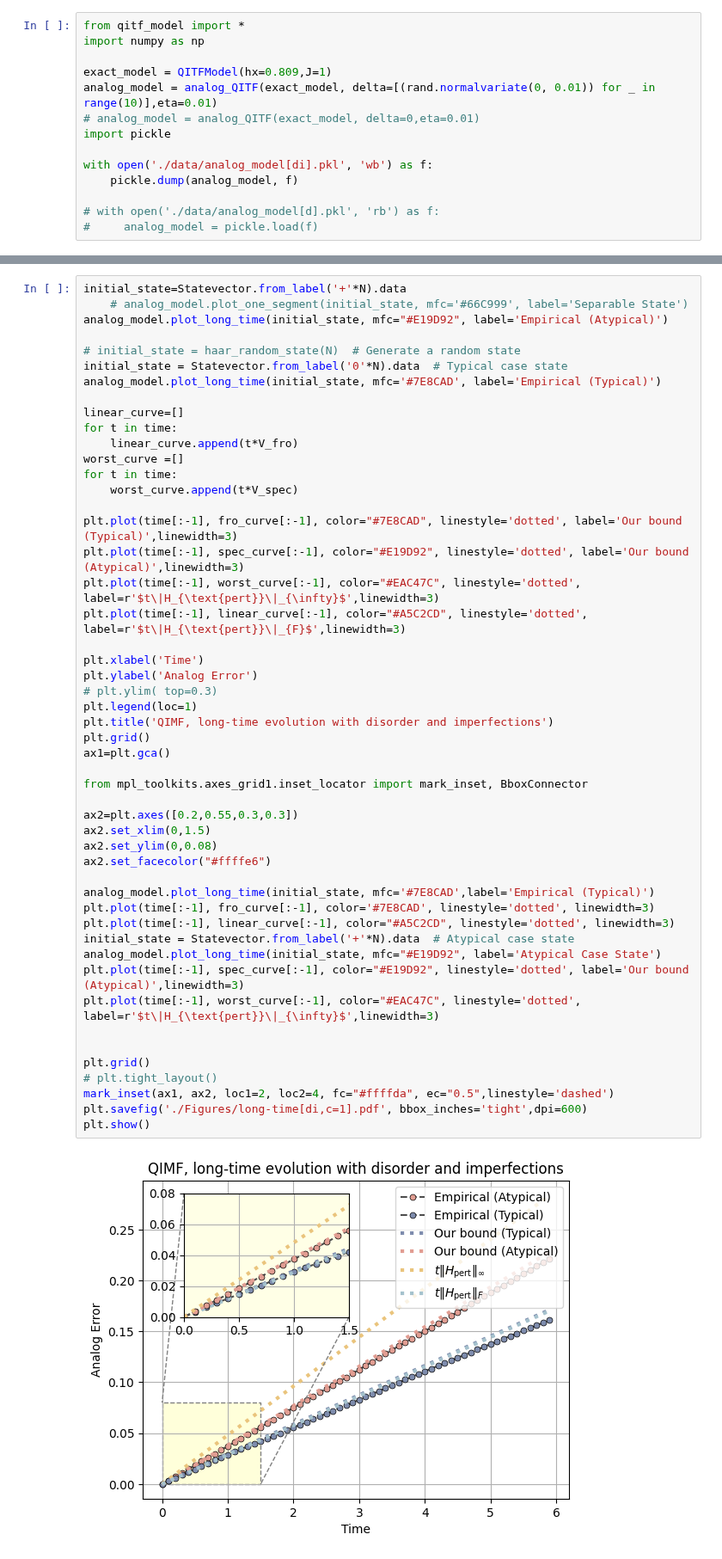
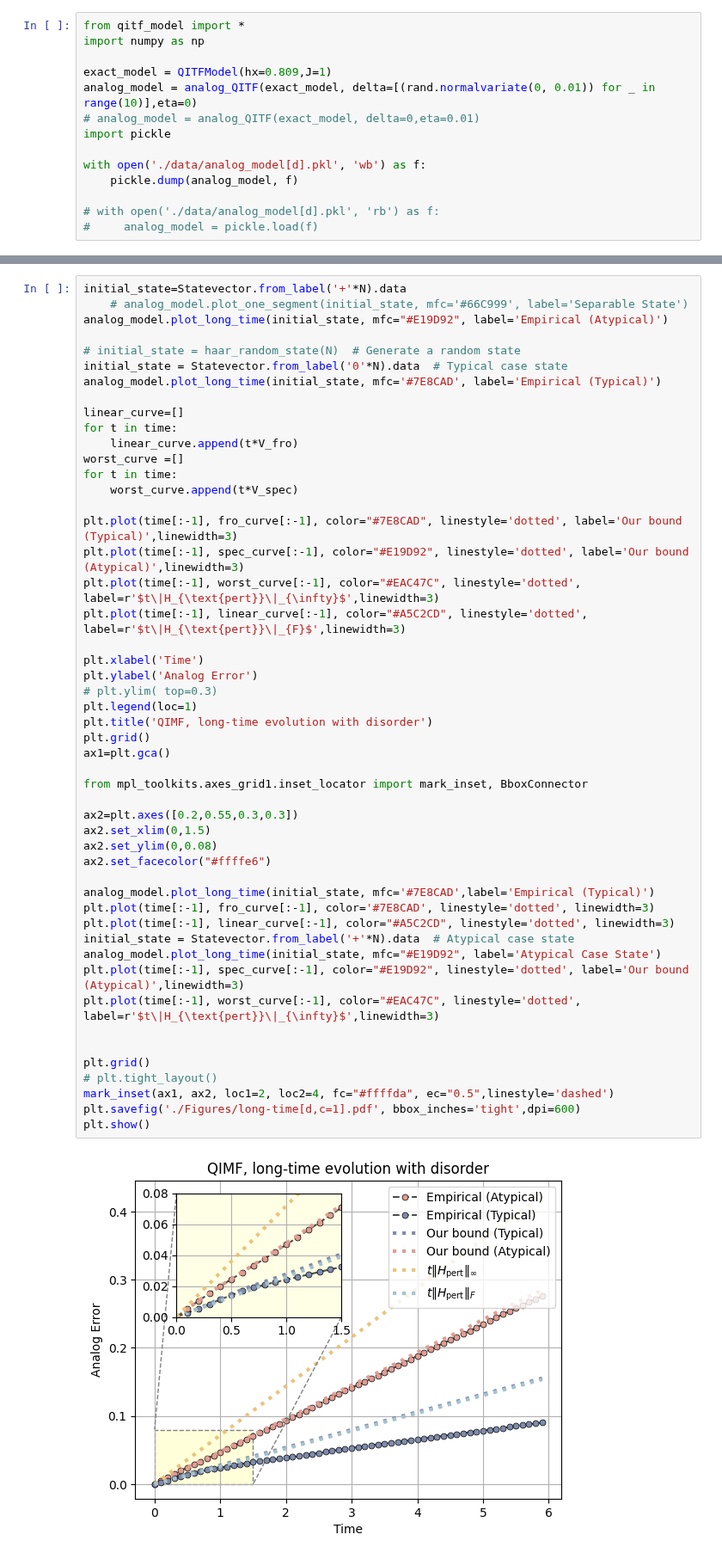
Before and after one commit to minidas/Entanglement-Induced-Resilience-of-Quantum-Dynamics, a Jupyter notebook: qitf_analog.ipynb, the cells around one changed output, grey strips where cells are left out. Shown at 86% size. Cells and saved outputs as stored; diff of their text form.

```diff
--- a/qitf_analog.ipynb
+++ b/qitf_analog.ipynb
@@ -3,11 +3,11 @@ from qitf_model import *
 import numpy as np
 
 exact_model = QITFModel(hx=0.809,J=1)
-analog_model = analog_QITF(exact_model, delta=[(rand.normalvariate(0, 0.01)) for _ in range(10)],eta=0.01)
+analog_model = analog_QITF(exact_model, delta=[(rand.normalvariate(0, 0.01)) for _ in range(10)],eta=0)
 # analog_model = analog_QITF(exact_model, delta=0,eta=0.01)
 import pickle
 
-with open('./data/analog_model[di].pkl', 'wb') as f:
+with open('./data/analog_model[d].pkl', 'wb') as f:
     pickle.dump(analog_model, f)
 
 # with open('./data/analog_model[d].pkl', 'rb') as f:
@@ -61,36 +61,36 @@ plt.plot(time[:-1], worst_curve[:-1], color="#EAC47C", linestyle='dotted', label
 plt.plot(time[:-1], linear_curve[:-1], color="#A5C2CD", linestyle='dotted', label=r'$t\|H_{\text{pert}}\|_{F}$',linewidth=3)
 
 plt.xlabel('Time')
 plt.ylabel('Analog Error')
 # plt.ylim( top=0.3)
 plt.legend(loc=1)
-plt.title('QIMF, long-time evolution with disorder and imperfections')
+plt.title('QIMF, long-time evolution with disorder')
 plt.grid()
 ax1=plt.gca()
 
 from mpl_toolkits.axes_grid1.inset_locator import mark_inset, BboxConnector
 
 ax2=plt.axes([0.2,0.55,0.3,0.3])
 ax2.set_xlim(0,1.5)
 ax2.set_ylim(0,0.08)
 ax2.set_facecolor("#ffffe6")
 
 analog_model.plot_long_time(initial_state, mfc='#7E8CAD',label='Empirical (Typical)')
 plt.plot(time[:-1], fro_curve[:-1], color='#7E8CAD', linestyle='dotted', linewidth=3)
 plt.plot(time[:-1], linear_curve[:-1], color="#A5C2CD", linestyle='dotted', linewidth=3)
 initial_state = Statevector.from_label('+'*N).data  # Atypical case state
 analog_model.plot_long_time(initial_state, mfc="#E19D92", label='Atypical Case State')
 plt.plot(time[:-1], spec_curve[:-1], color="#E19D92", linestyle='dotted', label='Our bound (Atypical)',linewidth=3)
 plt.plot(time[:-1], worst_curve[:-1], color="#EAC47C", linestyle='dotted', label=r'$t\|H_{\text{pert}}\|_{\infty}$',linewidth=3)
 
 
 plt.grid()
 # plt.tight_layout()
 mark_inset(ax1, ax2, loc1=2, loc2=4, fc="#ffffda", ec="0.5",linestyle='dashed')
-plt.savefig('./Figures/long-time[di,c=1].pdf', bbox_inches='tight',dpi=600)
+plt.savefig('./Figures/long-time[d,c=1].pdf', bbox_inches='tight',dpi=600)
 plt.show()
 # %% [output]
-[figure, old version]
+[figure, new version]
 # %%
 from entropy import entropy_data
 import matplotlib.pyplot as plt
```
Also changed, not shown: parts of 1 cell of this notebook, 14 other files.
